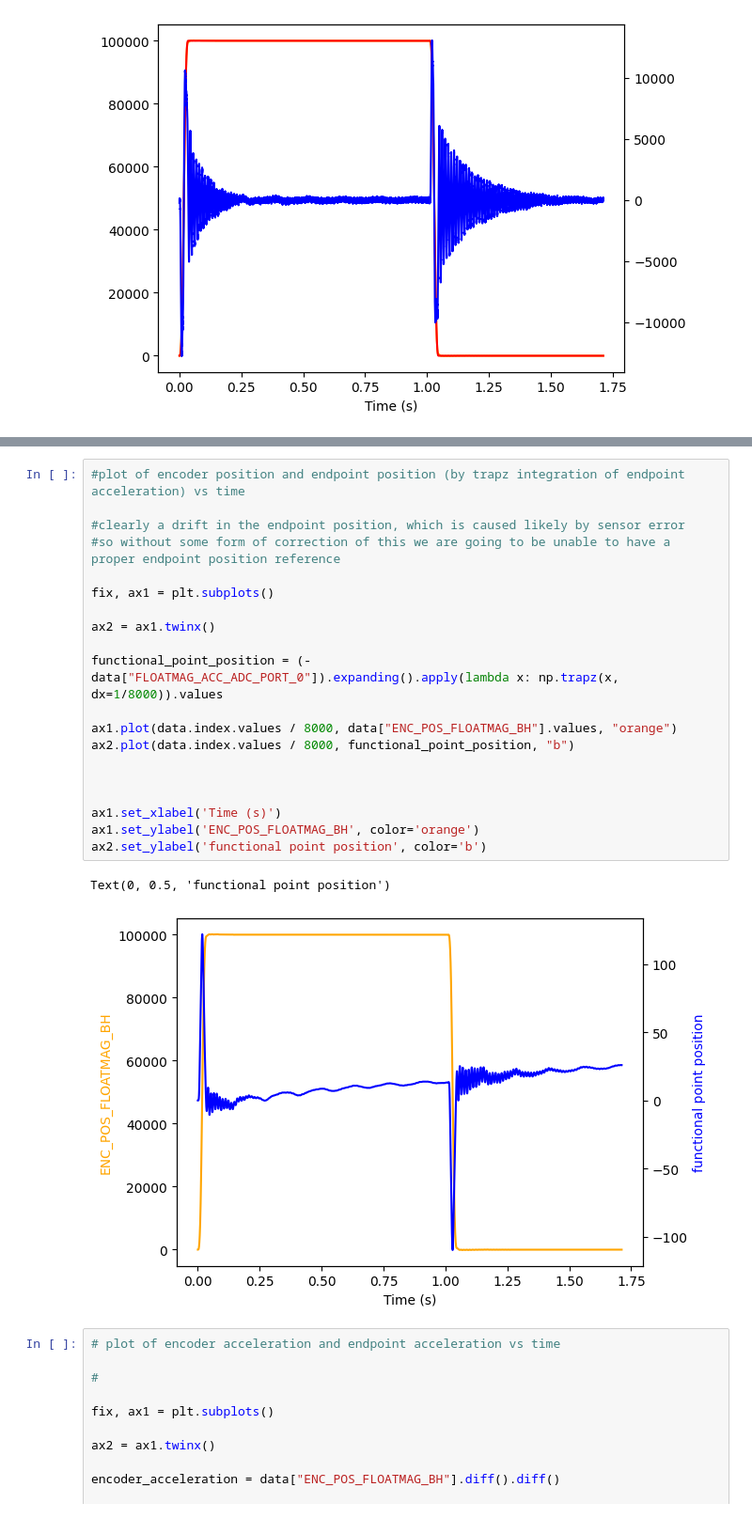
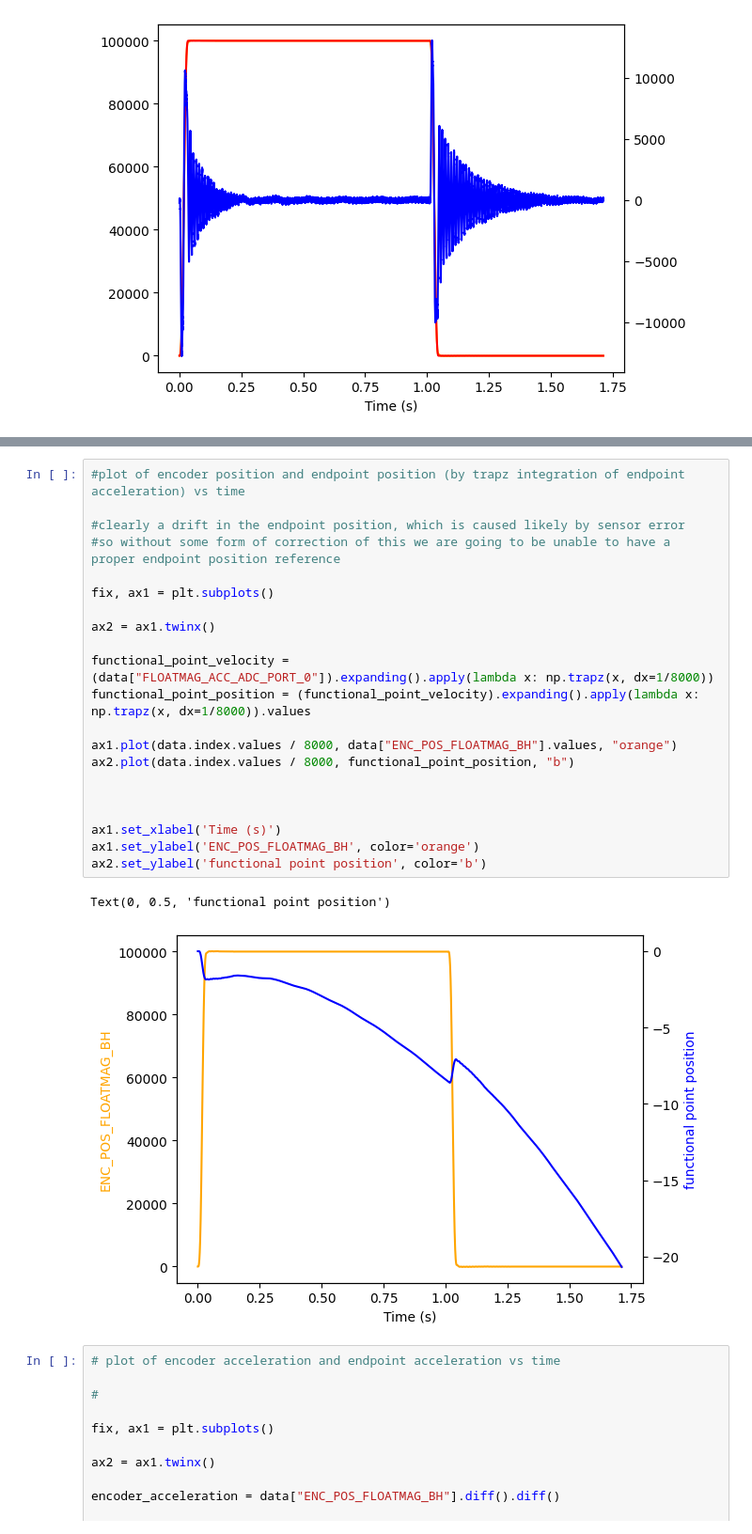
Before and after one commit to ChiragBusiness/FYP, a Jupyter notebook: LookingAtData2.ipynb, the cells around one changed output, grey strips where cells are left out. Shown: that part at 94% size. Drawn from its saved outputs; the diff is of its cells as text.

```diff
--- a/LookingAtData2.ipynb
+++ b/LookingAtData2.ipynb
@@ -84,26 +119,27 @@ Text(0.5, 0, 'Time (s)')
 # %%
 #plot of encoder position and endpoint position (by trapz integration of endpoint acceleration) vs time
 
 #clearly a drift in the endpoint position, which is caused likely by sensor error
 #so without some form of correction of this we are going to be unable to have a proper endpoint position reference
 
 fix, ax1 = plt.subplots()
 
 ax2 = ax1.twinx()
 
-functional_point_position = (-data["FLOATMAG_ACC_ADC_PORT_0"]).expanding().apply(lambda x: np.trapz(x, dx=1/8000)).values
+functional_point_velocity = (data["FLOATMAG_ACC_ADC_PORT_0"]).expanding().apply(lambda x: np.trapz(x, dx=1/8000))
+functional_point_position = (functional_point_velocity).expanding().apply(lambda x: np.trapz(x, dx=1/8000)).values
 
 ax1.plot(data.index.values / 8000, data["ENC_POS_FLOATMAG_BH"].values, "orange")
 ax2.plot(data.index.values / 8000, functional_point_position, "b")
 
 
 
 ax1.set_xlabel('Time (s)')
 ax1.set_ylabel('ENC_POS_FLOATMAG_BH', color='orange')
 ax2.set_ylabel('functional point position', color='b')
 # %% [output]
 Text(0, 0.5, 'functional point position')
-[figure, old version]
+[figure, new version]
 # %%
 # plot of encoder acceleration and endpoint acceleration vs time
 
```
Also changed, not shown: parts of 4 cells of this notebook.
